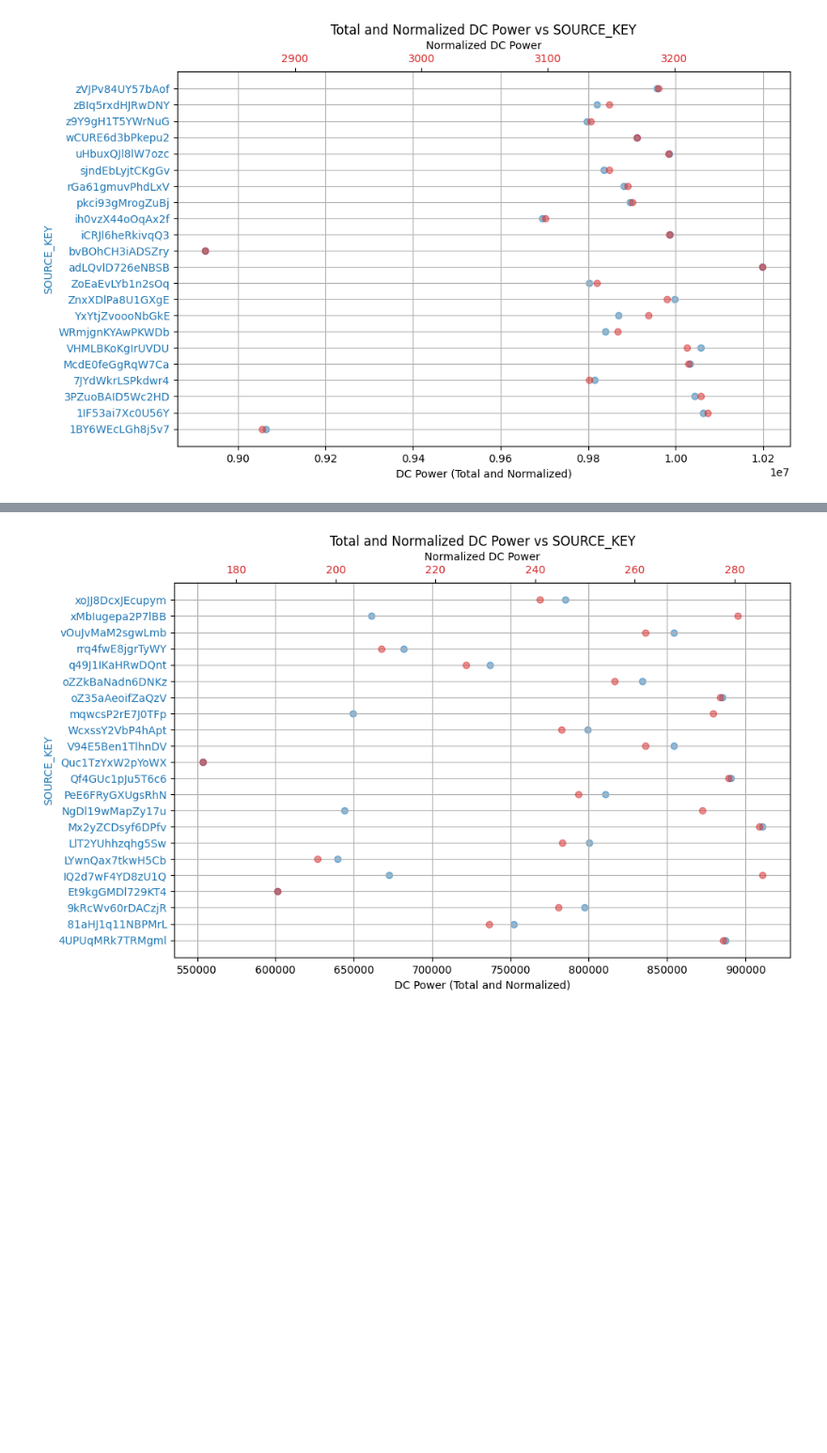
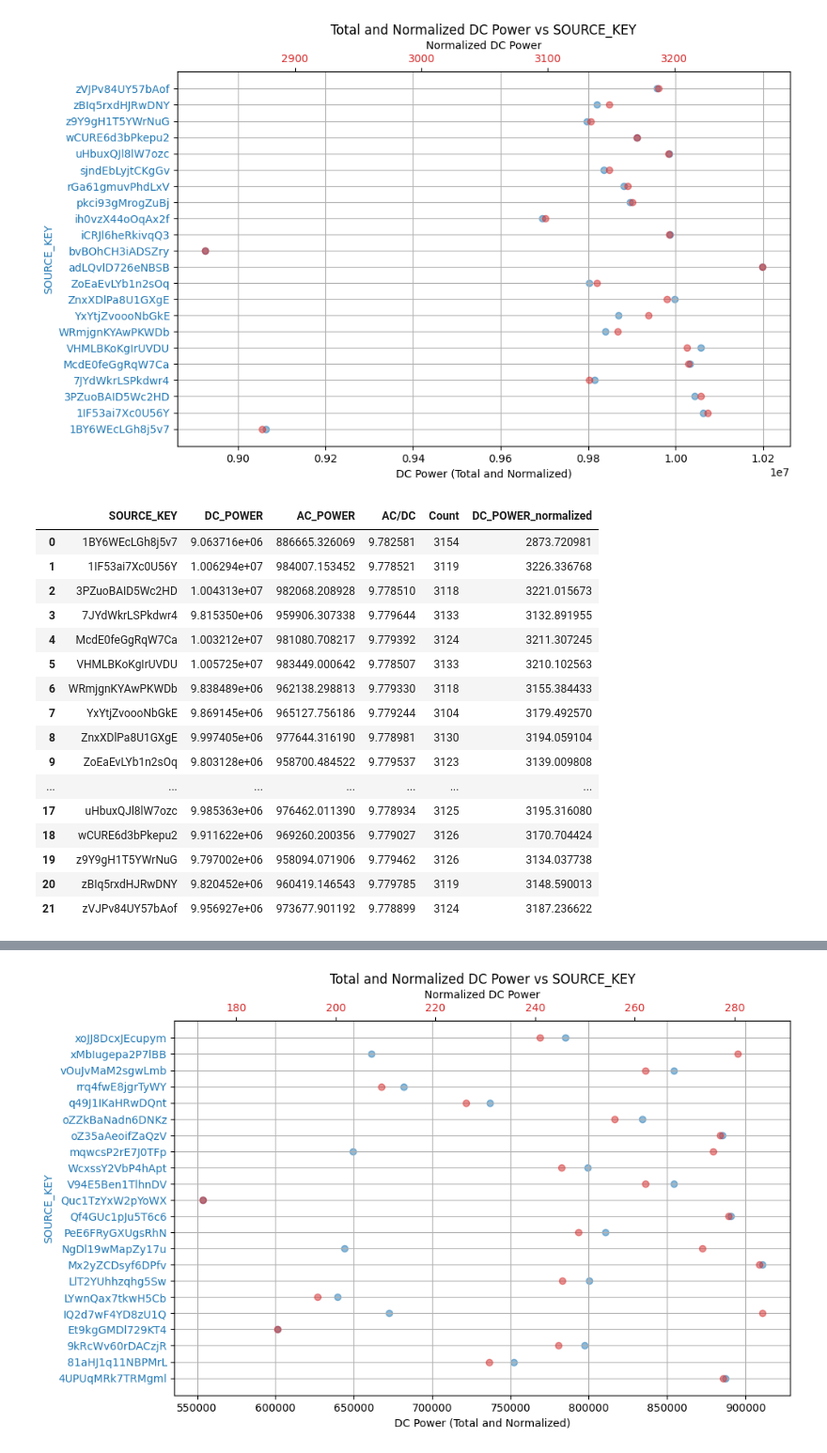
Before and after one commit to Christian-Braga/energy_forecast_ML, a Jupyter notebook: Losa_test.ipynb, the cells around one changed output, grey strips where cells are left out. Shown at 94% size. Drawn from its saved outputs; the diff is of its cells as text; code cells hidden in the pictures; blank space fills up the shorter version.

```diff
--- a/Losa_test.ipynb
+++ b/Losa_test.ipynb
@@ -254,3 +251,23 @@ plt.title('Total and Normalized DC Power vs SOURCE_KEY')
 plt.show()
 # %% [output]
 [figure]
+# %%
+Total_dcac_P1
+# %% [output]
+|  | SOURCE_KEY | DC_POWER | AC_POWER | AC/DC | Count | DC_POWER_normalized |
+| 0 | 1BY6WEcLGh8j5v7 | 9.063716e+06 | 886665.326069 | 9.782581 | 3154 | 2873.720981 |
+| 1 | 1IF53ai7Xc0U56Y | 1.006294e+07 | 984007.153452 | 9.778521 | 3119 | 3226.336768 |
+| 2 | 3PZuoBAID5Wc2HD | 1.004313e+07 | 982068.208928 | 9.778510 | 3118 | 3221.015673 |
+| 3 | 7JYdWkrLSPkdwr4 | 9.815350e+06 | 959906.307338 | 9.779644 | 3133 | 3132.891955 |
+| 4 | McdE0feGgRqW7Ca | 1.003212e+07 | 981080.708217 | 9.779392 | 3124 | 3211.307245 |
+| 5 | VHMLBKoKgIrUVDU | 1.005725e+07 | 983449.000642 | 9.778507 | 3133 | 3210.102563 |
+| 6 | WRmjgnKYAwPKWDb | 9.838489e+06 | 962138.298813 | 9.779330 | 3118 | 3155.384433 |
+| 7 | YxYtjZvoooNbGkE | 9.869145e+06 | 965127.756186 | 9.779244 | 3104 | 3179.492570 |
+| 8 | ZnxXDlPa8U1GXgE | 9.997405e+06 | 977644.316190 | 9.778981 | 3130 | 3194.059104 |
+| 9 | ZoEaEvLYb1n2sOq | 9.803128e+06 | 958700.484522 | 9.779537 | 3123 | 3139.009808 |
+| ... | ... | ... | ... | ... | ... | ... |
+| 17 | uHbuxQJl8lW7ozc | 9.985363e+06 | 976462.011390 | 9.778934 | 3125 | 3195.316080 |
+| 18 | wCURE6d3bPkepu2 | 9.911622e+06 | 969260.200356 | 9.779027 | 3126 | 3170.704424 |
+| 19 | z9Y9gH1T5YWrNuG | 9.797002e+06 | 958094.071906 | 9.779462 | 3126 | 3134.037738 |
+| 20 | zBIq5rxdHJRwDNY | 9.820452e+06 | 960419.146543 | 9.779785 | 3119 | 3148.590013 |
+| 21 | zVJPv84UY57bAof | 9.956927e+06 | 973677.901192 | 9.778899 | 3124 | 3187.236622 |
```
Also changed, not shown: parts of 11 cells of this notebook.
